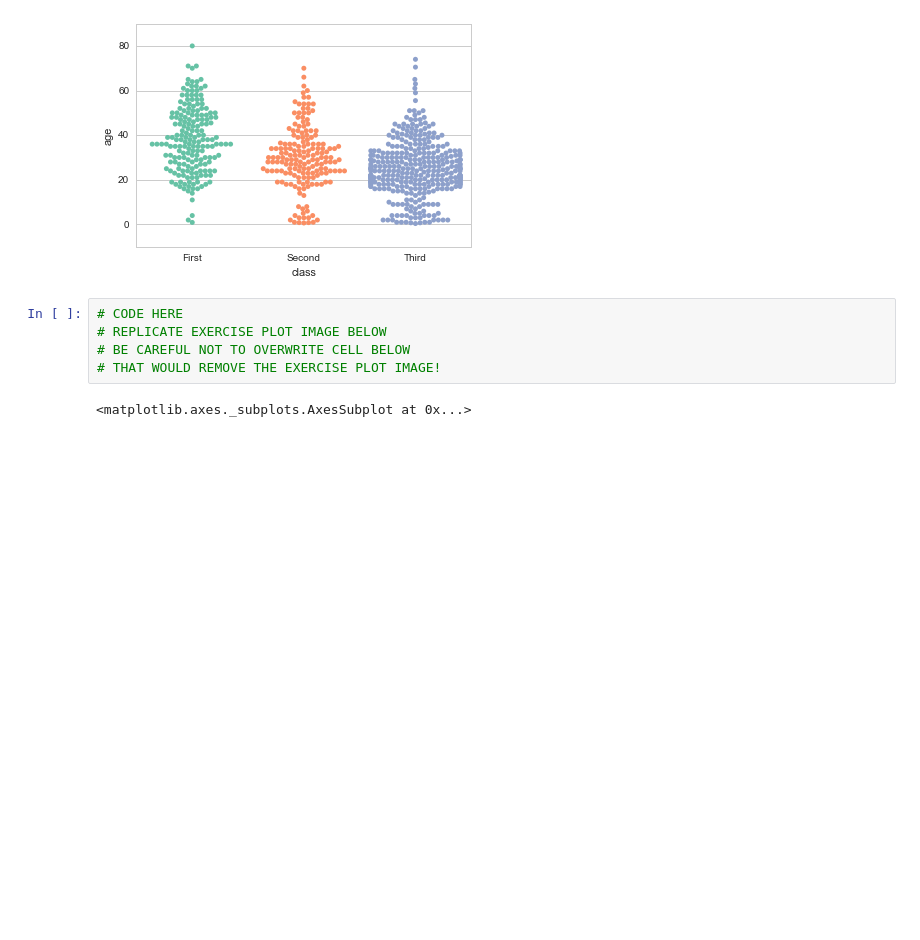
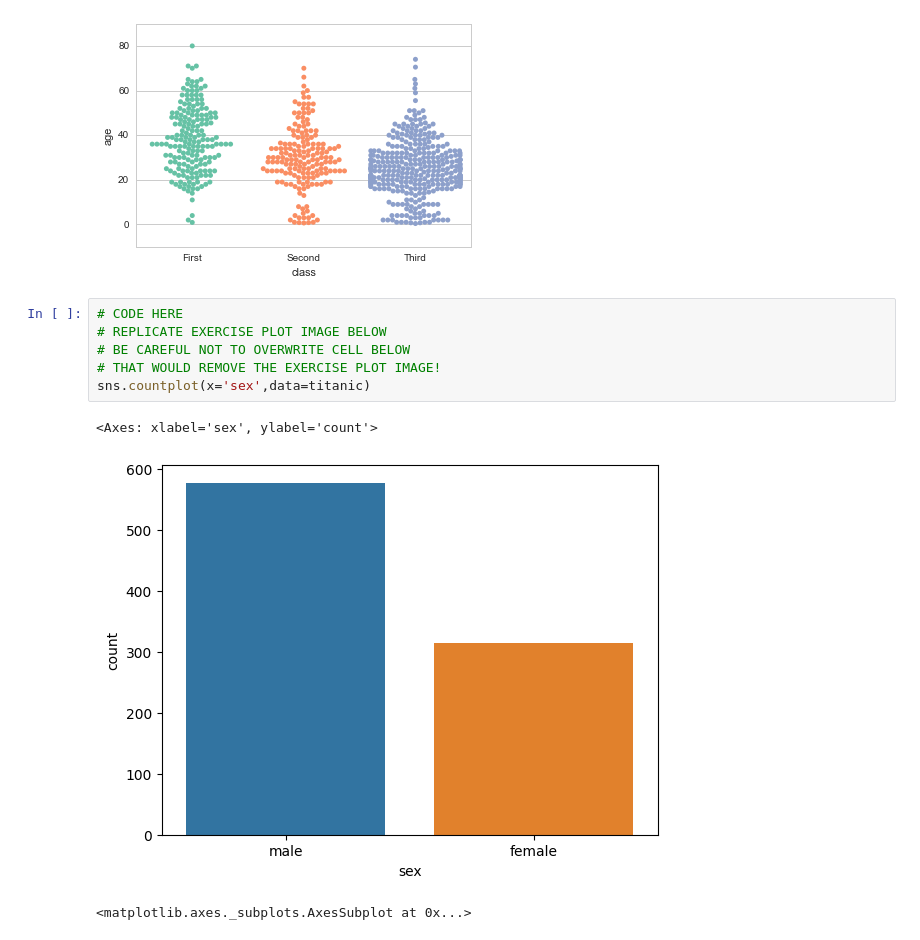
Before and after one commit to Paxyifier/AIML-Practicals, a Jupyter notebook: 07-Seaborn Exercises.ipynb, the cells around one changed output. Cells and saved outputs as stored; diff of their text form; blank space fills up the shorter version.

```diff
--- a/07-Seaborn Exercises.ipynb
+++ b/07-Seaborn Exercises.ipynb
@@ -96,8 +89,12 @@ sns.swarmplot(x='class', y='age', data=titanic, palette='Set2')
 # %%
 # CODE HERE
 # REPLICATE EXERCISE PLOT IMAGE BELOW
 # BE CAREFUL NOT TO OVERWRITE CELL BELOW
 # THAT WOULD REMOVE THE EXERCISE PLOT IMAGE!
+sns.countplot(x='sex',data=titanic)
+# %% [output]
+<Axes: xlabel='sex', ylabel='count'>
+[figure, added]
 # %%
 # %% [output]
 <matplotlib.axes._subplots.AxesSubplot at 0x...>
```
Also changed, not shown: parts of 7 cells of this notebook.
